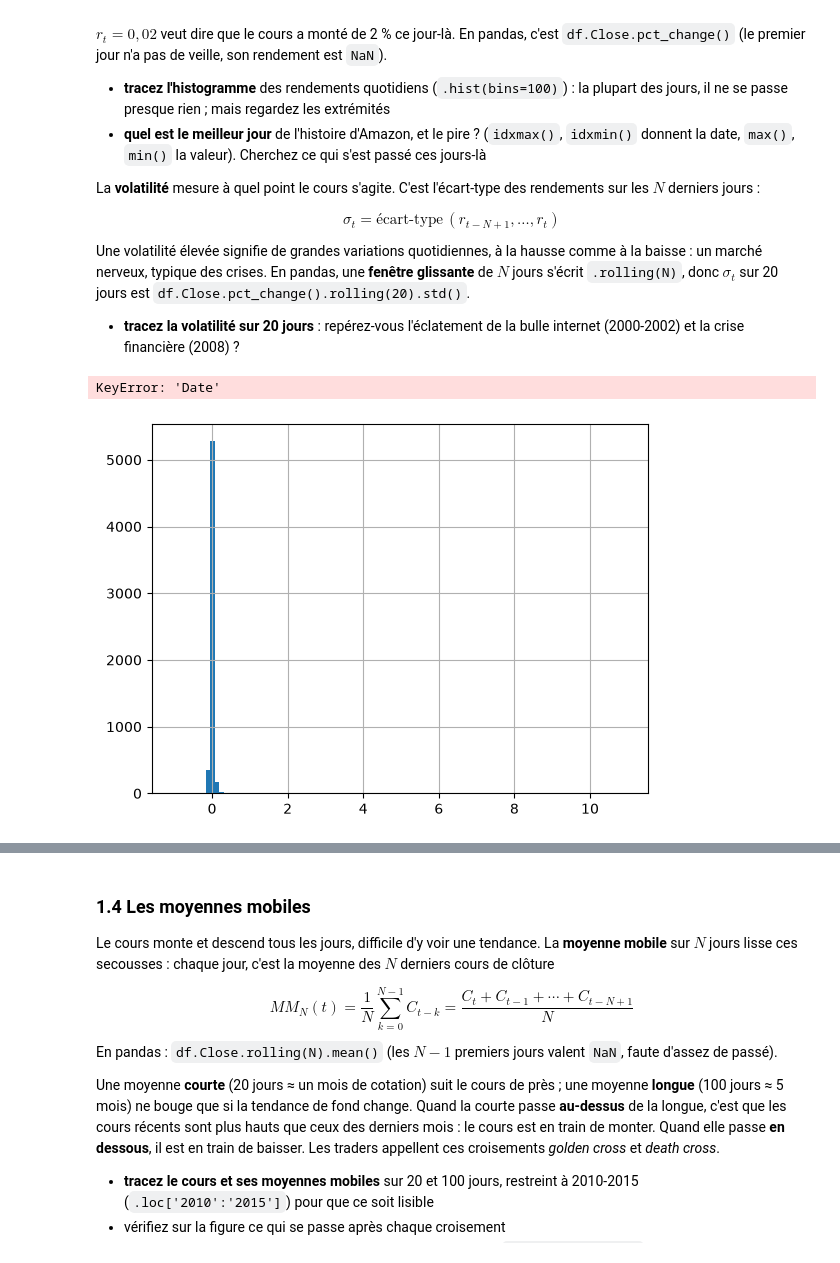
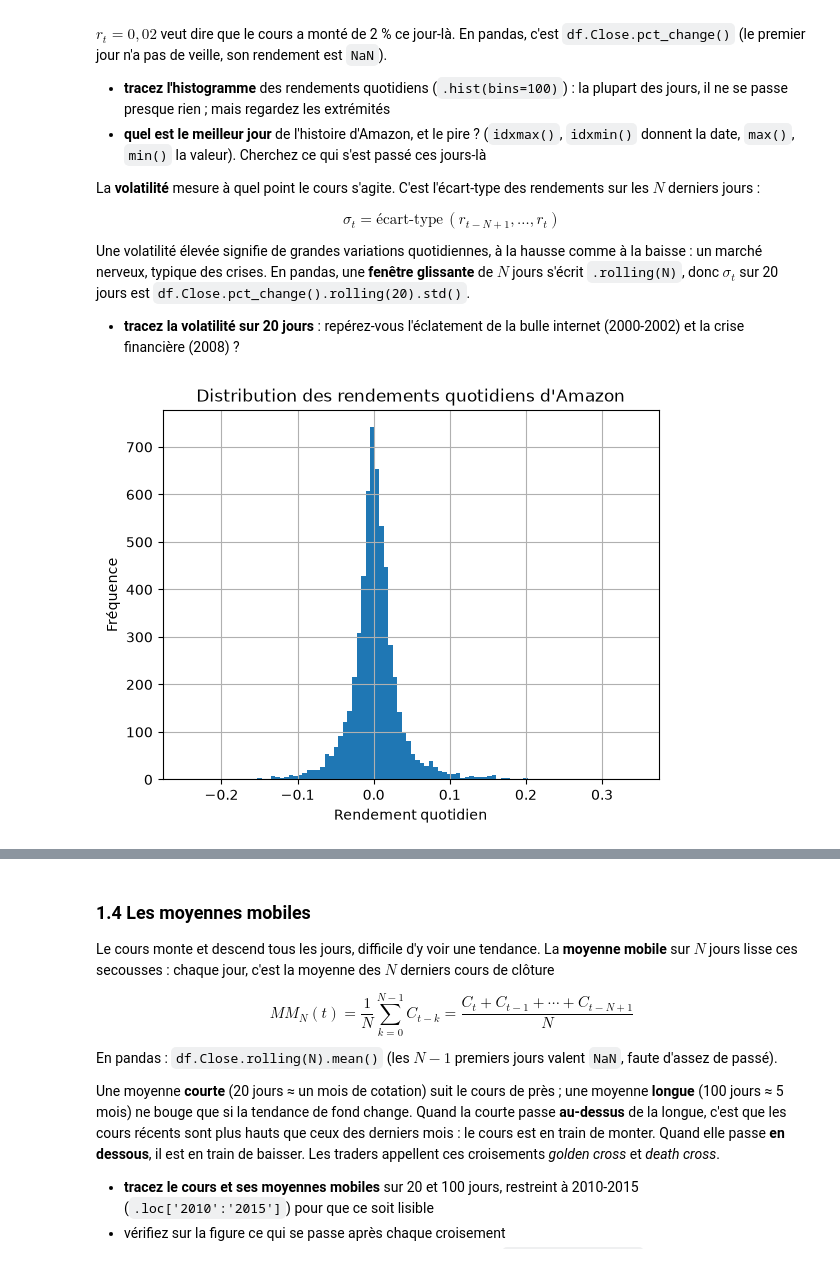
Before and after one commit to SIMVIA-lucas-sovre/projet-trading-pandas, a Jupyter notebook: groupe-3.ipynb, the cells around one changed output, grey strips where cells are left out. Drawn from its saved outputs; the diff is of its cells as text; code cells hidden in the pictures.

```diff
--- a/groupe-3.ipynb
+++ b/groupe-3.ipynb
@@ -213,10 +215,15 @@ Une volatilité élevée signifie de grandes variations quotidiennes, à la haus
 En pandas, une **fenêtre glissante** de $N$ jours s'écrit `.rolling(N)`, donc $\sigma_t$ sur 20 jours est `df.Close.pct_change().rolling(20).std()`.
 
 - **tracez la volatilité sur 20 jours** : repérez-vous l'éclatement de la bulle internet (2000-2002) et la crise financière (2008) ?
-# %%
-r = df.Close.pct_change().hist(bins=100)
-
-print(df.loc[df['High'] == df['High'].max(), 'Date'])
-# %% [output]
-KeyError: 'Date'
-[figure, removed]
+# %%
+df.Close.pct_change().hist(bins=100)
+plt.title("Distribution des rendements quotidiens d'Amazon")
+plt.xlabel("Rendement quotidien")
+plt.ylabel("Fréquence")
+plt.show()
+
+print(df['High'].idxmax())
+
+print(df['Low'].idxmax())
+# %% [output]
+[figure, added]
```
Also changed, not shown: parts of 22 cells of this notebook.
